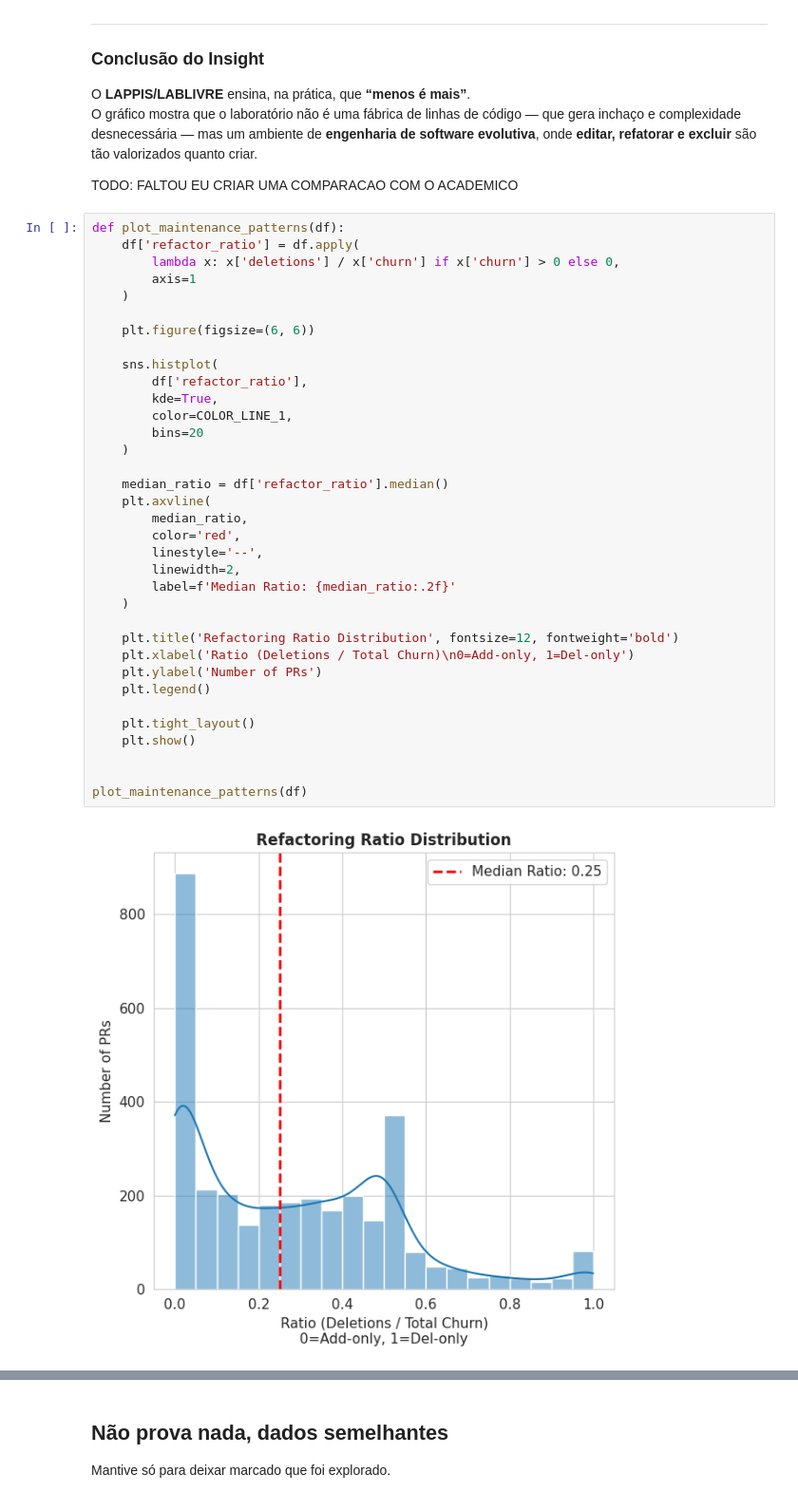
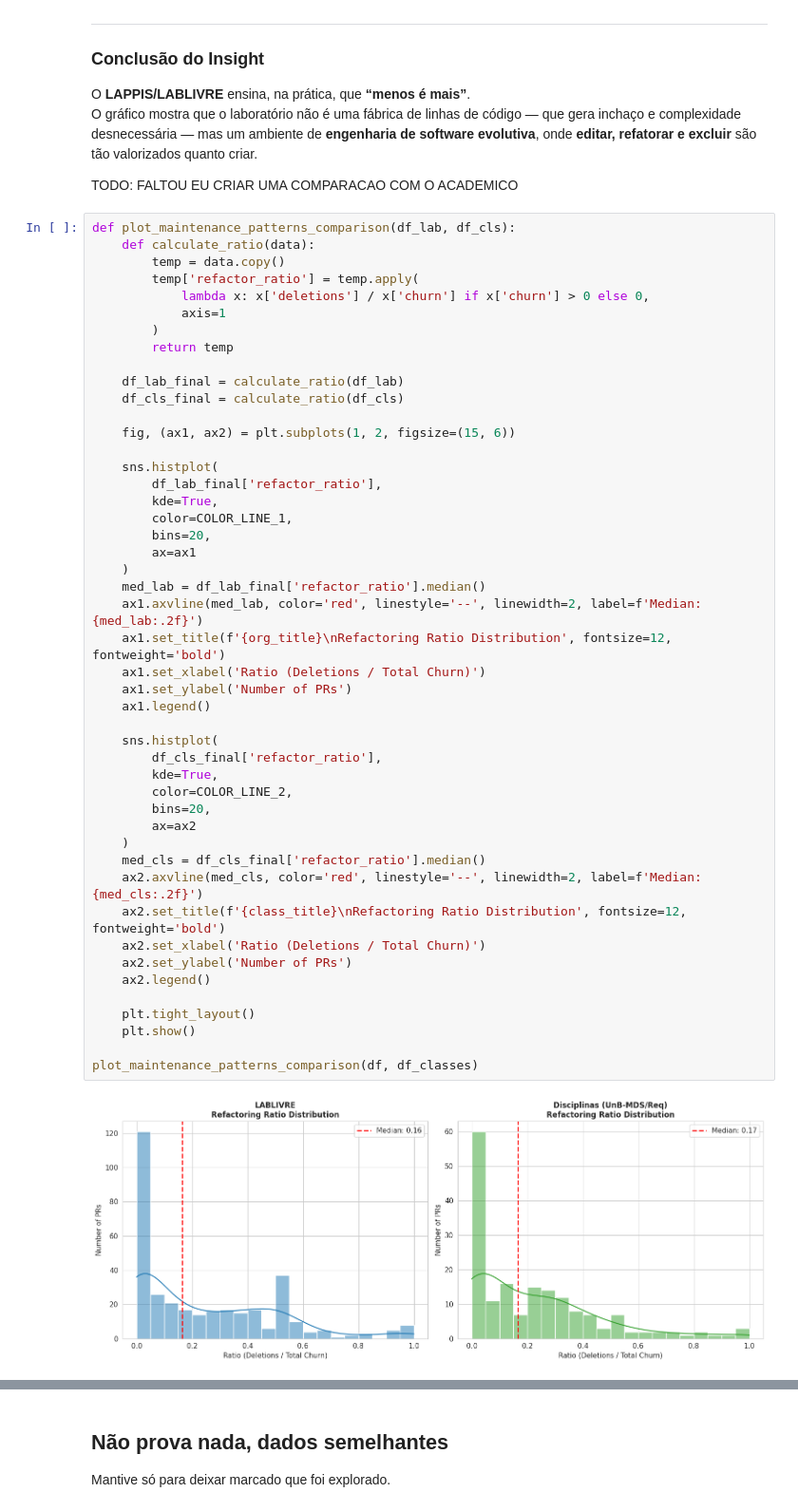
Before and after one commit to lablivre-unb/EbL_Over_PbL, a Jupyter notebook: metrics/notebooks/prs_viz.ipynb, the cells around one changed output, grey strips where cells are left out. Shown at 95% size. Saved outputs shown, nothing was run; the diff lists cells and outputs as text.

```diff
--- a/metrics/notebooks/prs_viz.ipynb
+++ b/metrics/notebooks/prs_viz.ipynb
@@ -575,42 +736,54 @@ O gráfico mostra que o laboratório não é uma fábrica de linhas de código
 
 TODO: FALTOU EU CRIAR UMA COMPARACAO COM O ACADEMICO
 # %%
-def plot_maintenance_patterns(df):
-    df['refactor_ratio'] = df.apply(
-        lambda x: x['deletions'] / x['churn'] if x['churn'] > 0 else 0,
-        axis=1
-    )
+def plot_maintenance_patterns_comparison(df_lab, df_cls):
+    def calculate_ratio(data):
+        temp = data.copy()
+        temp['refactor_ratio'] = temp.apply(
+            lambda x: x['deletions'] / x['churn'] if x['churn'] > 0 else 0,
+            axis=1
+        )
+        return temp
 
-    plt.figure(figsize=(6, 6))
+    df_lab_final = calculate_ratio(df_lab)
+    df_cls_final = calculate_ratio(df_cls)
+
+    fig, (ax1, ax2) = plt.subplots(1, 2, figsize=(15, 6))
 
     sns.histplot(
-        df['refactor_ratio'],
+        df_lab_final['refactor_ratio'],
         kde=True,
         color=COLOR_LINE_1,
-        bins=20
+        bins=20,
+        ax=ax1
     )
+    med_lab = df_lab_final['refactor_ratio'].median()
+    ax1.axvline(med_lab, color='red', linestyle='--', linewidth=2, label=f'Median: {med_lab:.2f}')
+    ax1.set_title(f'{org_title}\nRefactoring Ratio Distribution', fontsize=12, fontweight='bold')
+    ax1.set_xlabel('Ratio (Deletions / Total Churn)')
+    ax1.set_ylabel('Number of PRs')
+    ax1.legend()
 
-    median_ratio = df['refactor_ratio'].median()
-    plt.axvline(
-        median_ratio,
-        color='red',
-        linestyle='--',
-        linewidth=2,
-        label=f'Median Ratio: {median_ratio:.2f}'
+    sns.histplot(
+        df_cls_final['refactor_ratio'],
+        kde=True,
+        color=COLOR_LINE_2,
+        bins=20,
+        ax=ax2
     )
-
-    plt.title('Refactoring Ratio Distribution', fontsize=12, fontweight='bold')
-    plt.xlabel('Ratio (Deletions / Total Churn)\n0=Add-only, 1=Del-only')
-    plt.ylabel('Number of PRs')
-    plt.legend()
+    med_cls = df_cls_final['refactor_ratio'].median()
+    ax2.axvline(med_cls, color='red', linestyle='--', linewidth=2, label=f'Median: {med_cls:.2f}')
+    ax2.set_title(f'{class_title}\nRefactoring Ratio Distribution', fontsize=12, fontweight='bold')
+    ax2.set_xlabel('Ratio (Deletions / Total Churn)')
+    ax2.set_ylabel('Number of PRs')
+    ax2.legend()
 
     plt.tight_layout()
     plt.show()
 
-
-plot_maintenance_patterns(df)
+plot_maintenance_patterns_comparison(df, df_classes)
 # %% [output]
-[figure, old version]
+[figure, new version]
 # %% [markdown]
 ## 1. Contexto Técnico e Tratamento de Dados
 
```
Also changed, not shown: parts of 12 cells of this notebook.
